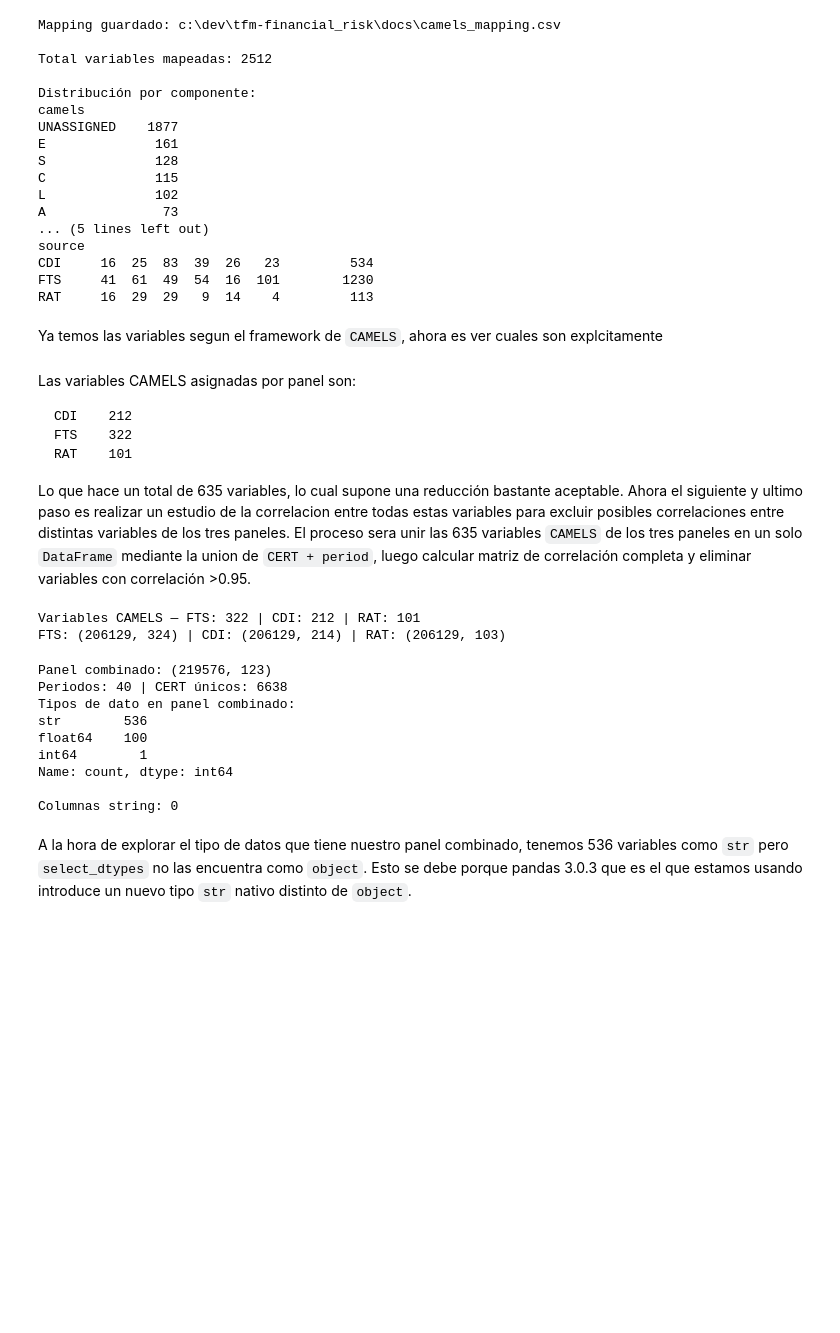
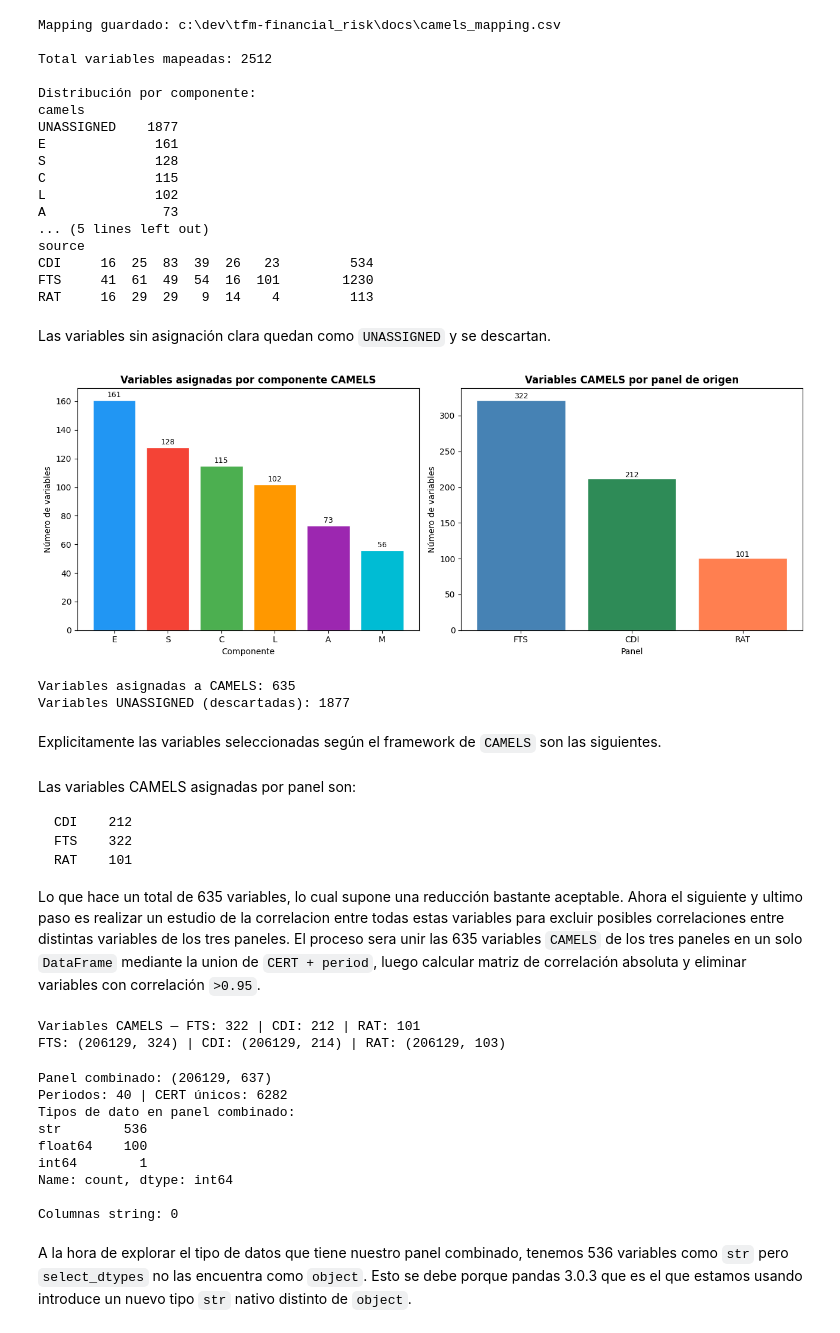
Before and after one commit to andrescarro192/tfm-financial_risk, a Jupyter notebook: notebooks/02_feature_engineering.ipynb, the cells around one changed output. Saved outputs shown, nothing was run; the diff lists cells and outputs as text; code cells hidden in the pictures; blank space fills up the shorter version.

````diff
--- a/notebooks/02_feature_engineering.ipynb
+++ b/notebooks/02_feature_engineering.ipynb
@@ -257,8 +385,47 @@ source
 CDI     16  25  83  39  26   23         534
 FTS     41  61  49  54  16  101        1230
 RAT     16  29  29   9  14    4         113
+# %% [markdown]
+Las variables sin asignación clara quedan como `UNASSIGNED` y se descartan.
+# %%
+# Distribución del mapeo CAMELS
+df_mapping = pd.read_csv(project_root / "docs" / "camels_mapping.csv")
+
+fig, axes = plt.subplots(1, 2, figsize=(13, 5))
+
+# Por componente
+camels_dist = df_mapping[df_mapping['camels'] != 'UNASSIGNED']['camels'].value_counts()
+colors_camels = ['#2196F3','#F44336','#4CAF50','#FF9800','#9C27B0','#00BCD4']
+axes[0].bar(camels_dist.index, camels_dist.values,
+            color=colors_camels, edgecolor='white')
+axes[0].set_title('Variables asignadas por componente CAMELS', fontweight='bold')
+axes[0].set_xlabel('Componente')
+axes[0].set_ylabel('Número de variables')
+for i, (idx, val) in enumerate(camels_dist.items()):
+    axes[0].text(i, val + 2, str(val), ha='center', fontsize=9)
+
+# Por fuente
+source_dist = df_mapping[df_mapping['camels'] != 'UNASSIGNED']['source'].value_counts()
+axes[1].bar(source_dist.index, source_dist.values,
+            color=['steelblue','seagreen','coral'], edgecolor='white')
+axes[1].set_title('Variables CAMELS por panel de origen', fontweight='bold')
+axes[1].set_xlabel('Panel')
+axes[1].set_ylabel('Número de variables')
+for i, (idx, val) in enumerate(source_dist.items()):
+    axes[1].text(i, val + 2, str(val), ha='center', fontsize=9)
+
+plt.tight_layout()
+plt.savefig(project_root / 'notebooks' / 'figures' / 'fe_camels_mapping.png', dpi=150)
+plt.show()
+
+print(f"Variables asignadas a CAMELS: {(df_mapping['camels'] != 'UNASSIGNED').sum()}")
+print(f"Variables UNASSIGNED (descartadas): {(df_mapping['camels'] == 'UNASSIGNED').sum()}")
+# %% [output]
+[figure, added]
+Variables asignadas a CAMELS: 635
+Variables UNASSIGNED (descartadas): 1877
 # %% [markdown]
-Ya temos las variables segun el framework de `CAMELS`, ahora es ver cuales son explcitamente
+Explicitamente las variables seleccionadas según el framework de `CAMELS` son las siguientes.
 # %%
 df_mapping = pd.read_csv(project_root / "docs" / "camels_mapping.csv")
 
@@ -286,7 +453,7 @@ FTS    322
 RAT    101
 ```
 
-Lo que hace un total de 635 variables, lo cual supone una reducción bastante aceptable. Ahora el siguiente y ultimo paso es realizar un estudio de la correlacion entre todas estas variables para excluir posibles correlaciones entre distintas variables de los tres paneles. El proceso sera unir las 635 variables `CAMELS` de los tres paneles en un solo `DataFrame` mediante la union de `CERT + period`, luego calcular matriz de correlación completa y eliminar variables con correlación >0.95.
+Lo que hace un total de 635 variables, lo cual supone una reducción bastante aceptable. Ahora el siguiente y ultimo paso es realizar un estudio de la correlacion entre todas estas variables para excluir posibles correlaciones entre distintas variables de los tres paneles. El proceso sera unir las 635 variables `CAMELS` de los tres paneles en un solo `DataFrame` mediante la union de `CERT + period`, luego calcular matriz de correlación absoluta y eliminar variables con correlación `>0.95`.
 # %%
 # Variables CAMELS por panel
 camels_fts = df_mapping[(df_mapping['source']=='FTS') &
@@ -316,8 +483,8 @@ FTS: (206129, 324) | CDI: (206129, 214) | RAT: (206129, 103)
 panel_combined = fts.merge(rat, on=['CERT','period'], how='inner', suffixes=('_fts','_rat'))
 panel_combined = panel_combined.merge(cdi, on=['CERT','period'], how='inner', suffixes=('','_cdi'))
 
-print(f"Panel combinado: {panel.shape}")
-print(f"Periodos: {panel['period'].nunique()} | CERT únicos: {panel['CERT'].nunique()}")
+print(f"Panel combinado: {panel_combined.shape}")
+print(f"Periodos: {panel_combined['period'].nunique()} | CERT únicos: {panel_combined['CERT'].nunique()}")
 
 print("Tipos de dato en panel combinado:")
 print(panel_combined.dtypes.value_counts())
@@ -327,8 +494,8 @@ str_cols = [c for c in panel_combined.columns
             if str(panel_combined[c].dtype) in ['object', 'string']]
 print(f"\nColumnas string: {len(str_cols)}")
 # %% [output]
-Panel combinado: (219576, 123)
-Periodos: 40 | CERT únicos: 6638
+Panel combinado: (206129, 637)
+Periodos: 40 | CERT únicos: 6282
 Tipos de dato en panel combinado:
 str        536
 float64    100
````
Also changed, not shown: parts of 35 cells of this notebook.
